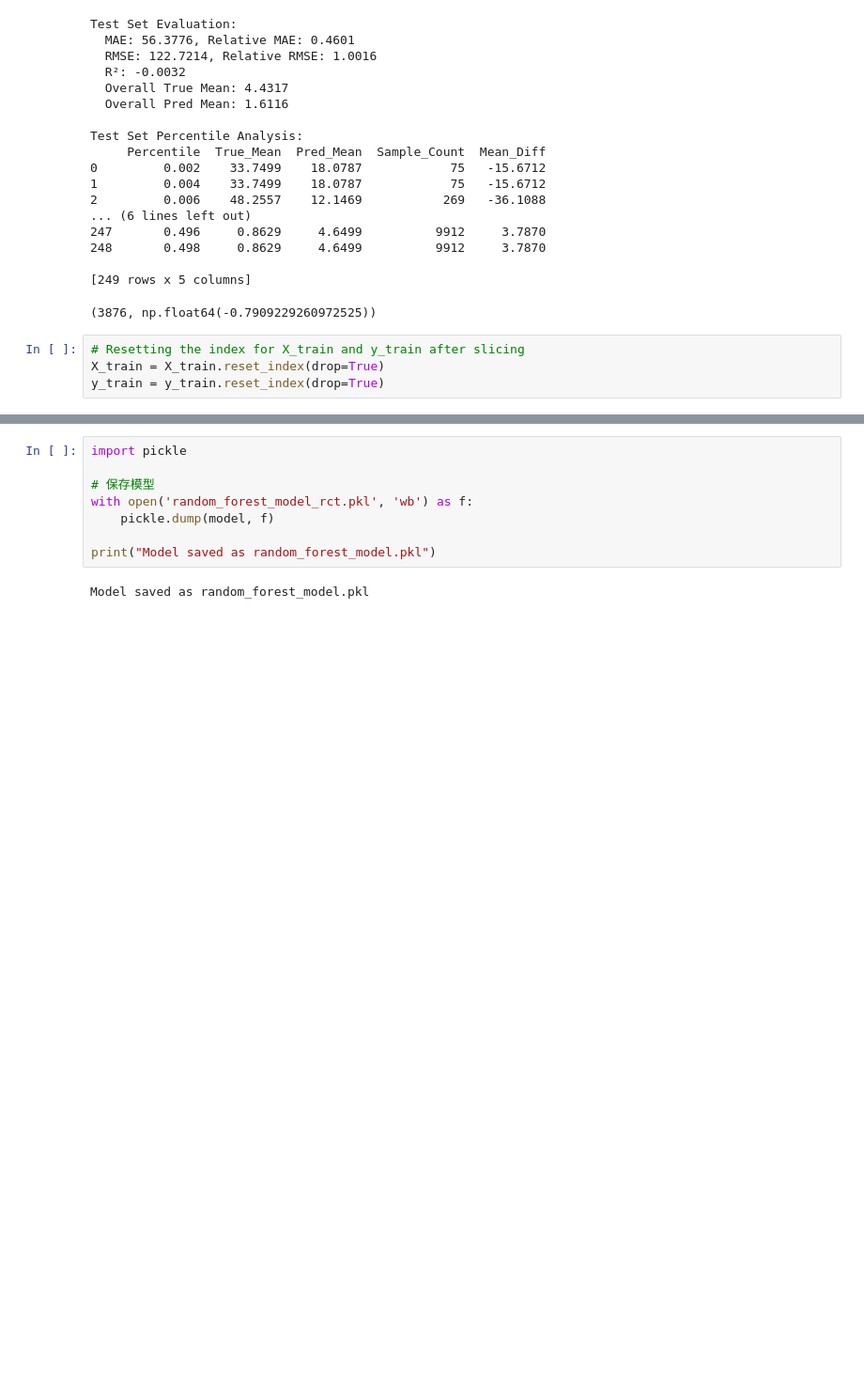
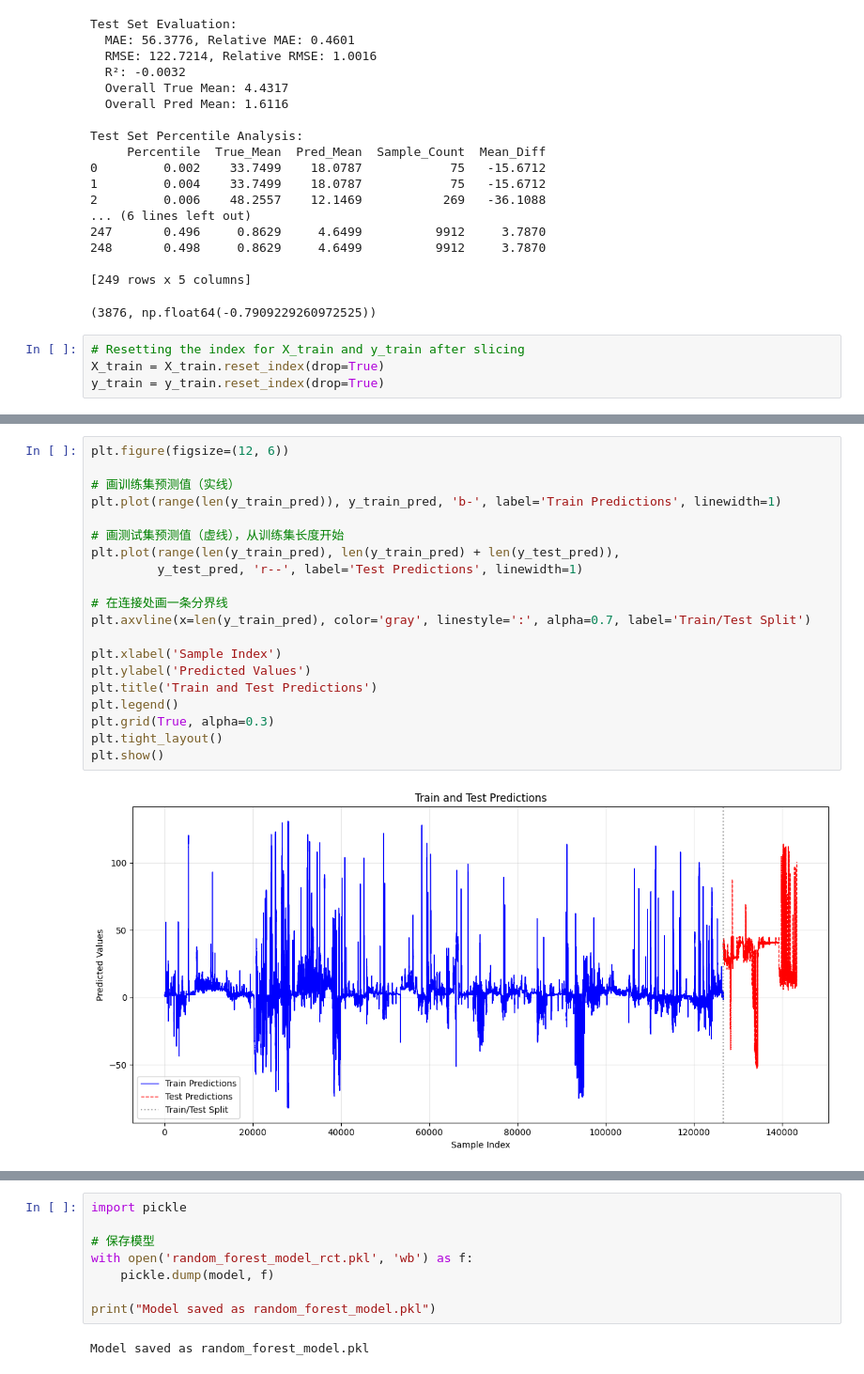
Before and after one commit to RockyLiii/Quant-on-Crypto, a Jupyter notebook: strategies/mmpair-strategy/lgbm.ipynb, the cells around one changed output, grey strips where cells are left out. Shown at 94% size. Cells and saved outputs as stored; diff of their text form; blank space fills up the shorter version.

```diff
--- a/strategies/mmpair-strategy/lgbm.ipynb
+++ b/strategies/mmpair-strategy/lgbm.ipynb
@@ -807,0 +797,22 @@ close_ret_selected_mns_w480    0.022173
+# %%
+plt.figure(figsize=(12, 6))
+
+# 画训练集预测值（实线）
+plt.plot(range(len(y_train_pred)), y_train_pred, 'b-', label='Train Predictions', linewidth=1)
+
+# 画测试集预测值（虚线），从训练集长度开始
+plt.plot(range(len(y_train_pred), len(y_train_pred) + len(y_test_pred)),
+         y_test_pred, 'r--', label='Test Predictions', linewidth=1)
+
+# 在连接处画一条分界线
+plt.axvline(x=len(y_train_pred), color='gray', linestyle=':', alpha=0.7, label='Train/Test Split')
+
+plt.xlabel('Sample Index')
+plt.ylabel('Predicted Values')
+plt.title('Train and Test Predictions')
+plt.legend()
+plt.grid(True, alpha=0.3)
+plt.tight_layout()
+plt.show()
+# %% [output]
+[figure, added]
```
Also changed, not shown: parts of 19 cells of this notebook, 8 other files.
